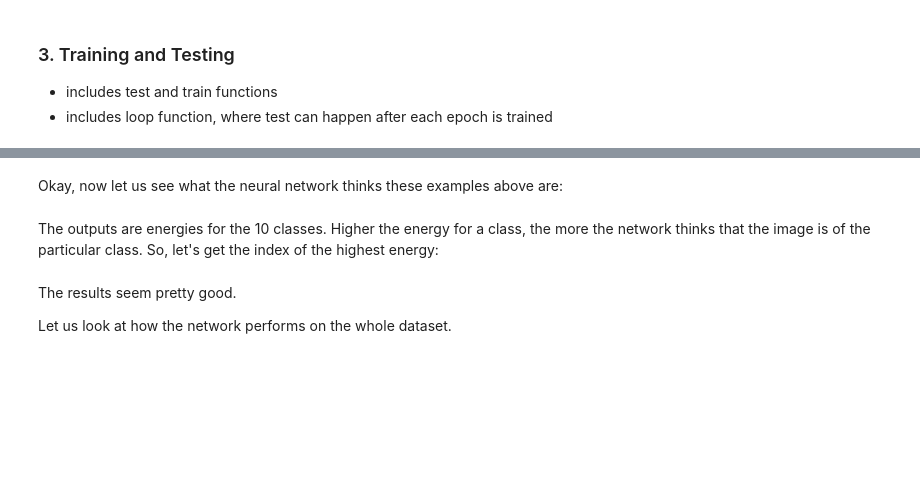
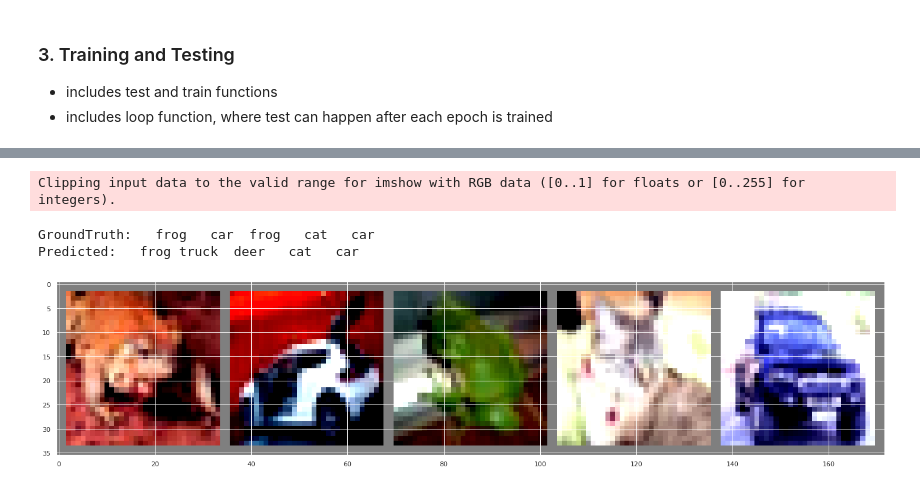
Before and after one commit to peeyushsinghal/EVA, a Jupyter notebook: S7-Assignment/EVA_S7.ipynb, the cells around one changed output, grey strips where cells are left out. Drawn from its saved outputs; the diff is of its cells as text; code cells hidden in the pictures; blank space fills up the shorter version.

```diff
--- a/S7-Assignment/EVA_S7.ipynb
+++ b/S7-Assignment/EVA_S7.ipynb
@@ -65,16 +114,17 @@ Mean : (0.4913996786152028, 0.4821584083946074, 0.4465309144454644)   STD: (0.24
 # %%
-transform = transforms.Compose(
-    [transforms.ToTensor(),
-     transforms.Normalize(mean, std_dev)])
+# transform = transforms.Compose(
+#     [transforms.ToTensor(),
+#      transforms.Normalize(mean, std_dev)])
 
+batch_size = 128
 trainset = datasets.CIFAR10(root='./data', train=True,
-                                        download=True, transform=transform)
-trainloader = torch.utils.data.DataLoader(trainset, batch_size=128,
+                                        download=True, transform=train_transforms)
+trainloader = torch.utils.data.DataLoader(trainset, batch_size=batch_size,
                                           shuffle=True, num_workers=2)
 
 testset = datasets.CIFAR10(root='./data', train=False,
-                                       download=True, transform=transform)
-testloader = torch.utils.data.DataLoader(testset, batch_size=128,
+                                       download=True, transform=test_transforms)
+testloader = torch.utils.data.DataLoader(testset, batch_size=batch_size,
                                          shuffle=False, num_workers=2)
 
 classes = ('plane', 'car', 'bird', 'cat',
@@ -341,11 +391,11 @@ def test(model,device, test_loader):
 
     test_accuracy.append(100*correct/len(test_loader.dataset))
 # %%
-# EPOCHS = 20
-EPOCHS = 2
+EPOCHS = 20
+# EPOCHS = 2
 
 for epoch in range(EPOCHS):
-    print("EPOCH:", epoch)
+    print("EPOCH:", epoch+1)
     train(model, device, trainloader, optimizer, epoch)
     test(model, device, testloader)
 # %% [output]
@@ -369,9 +490,25 @@ Okay, first step. Let us display an image from the test set to get familiar.
 # %%
-# dataiter = iter(testloader)
-# images, labels = dataiter.next()
+def show_predicted_actual(model, device, dataset, classes):
+	dataiter = iter(dataset)
+	images, labels = dataiter.next()
 
-# # print images
-# imshow(torchvision.utils.make_grid(images))
-# print('GroundTruth: ', ' '.join('%5s' % classes[labels[j]] for j in range(4)))
+	img_list = range(5, 10)
+
+	# print images
+	imshow(torchvision.utils.make_grid(images[img_list]))
+	print('GroundTruth: ', ' '.join('%5s' % classes[labels[j]] for j in img_list))
+
+	images = images.to(device)
+	outputs = model(images)
+
+	_, predicted = torch.max(outputs, 1)
+	print('Predicted: ', ' '.join('%5s' % classes[predicted[j]]
+                              for j in img_list))
+
+
+show_predicted_actual(model, device, testloader, classes)
+# %% [output]
+Clipping input data to the valid range for imshow with RGB data ([0..1] for floats or [0..255] for integers).
+GroundTruth:   frog   car  frog   cat   car
+Predicted:   frog truck  deer   cat   car
+[figure, added]
-# %% [markdown]
-Okay, now let us see what the neural network thinks these examples above are:
@@ -380,5 +514,0 @@ Okay, now let us see what the neural network thinks these examples above are:
-# %% [markdown]
-The outputs are energies for the 10 classes.
-Higher the energy for a class, the more the network
-thinks that the image is of the particular class.
-So, let's get the index of the highest energy:
@@ -390,4 +514,0 @@ So, let's get the index of the highest energy:
-# %% [markdown]
-The results seem pretty good.
-
-Let us look at how the network performs on the whole dataset.
```
Also changed, not shown: parts of 13 cells of this notebook.
